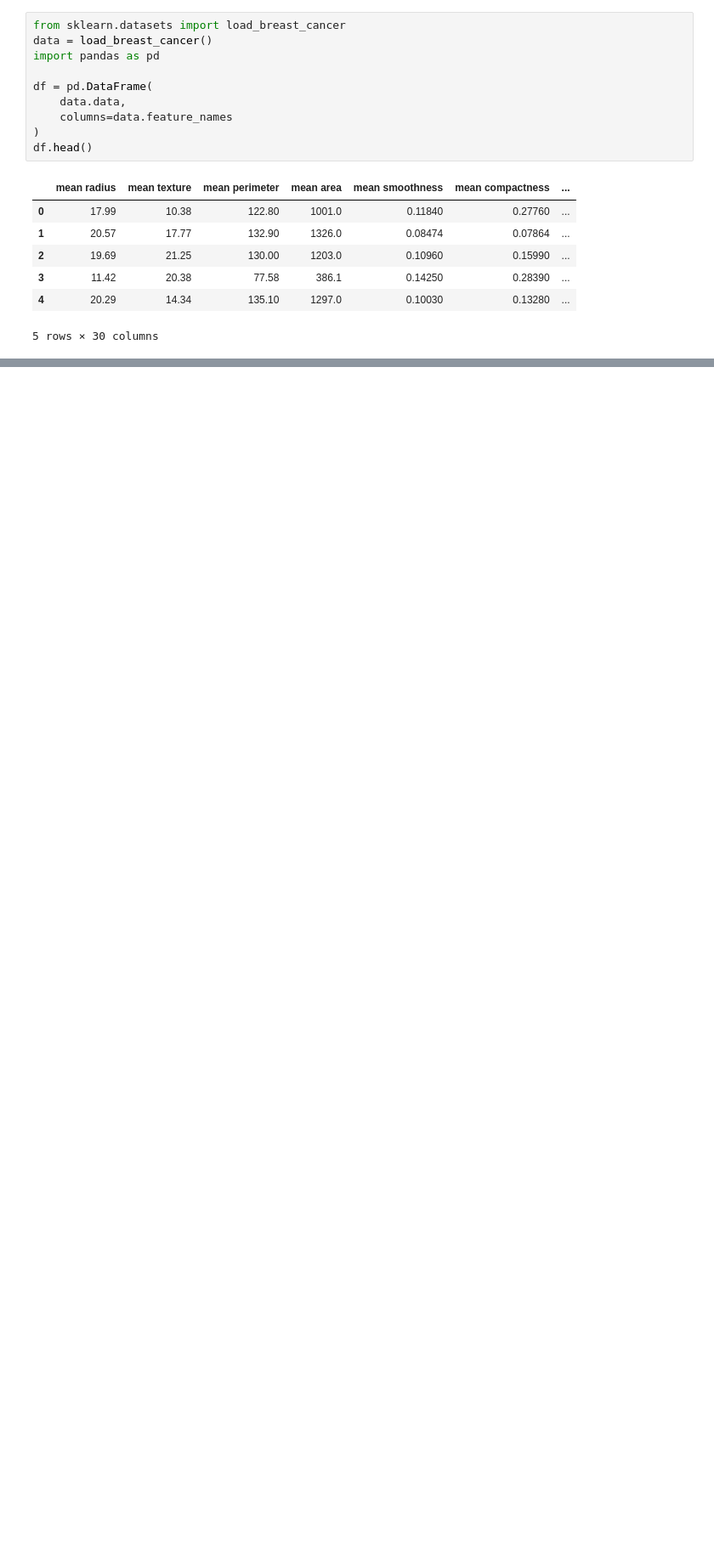
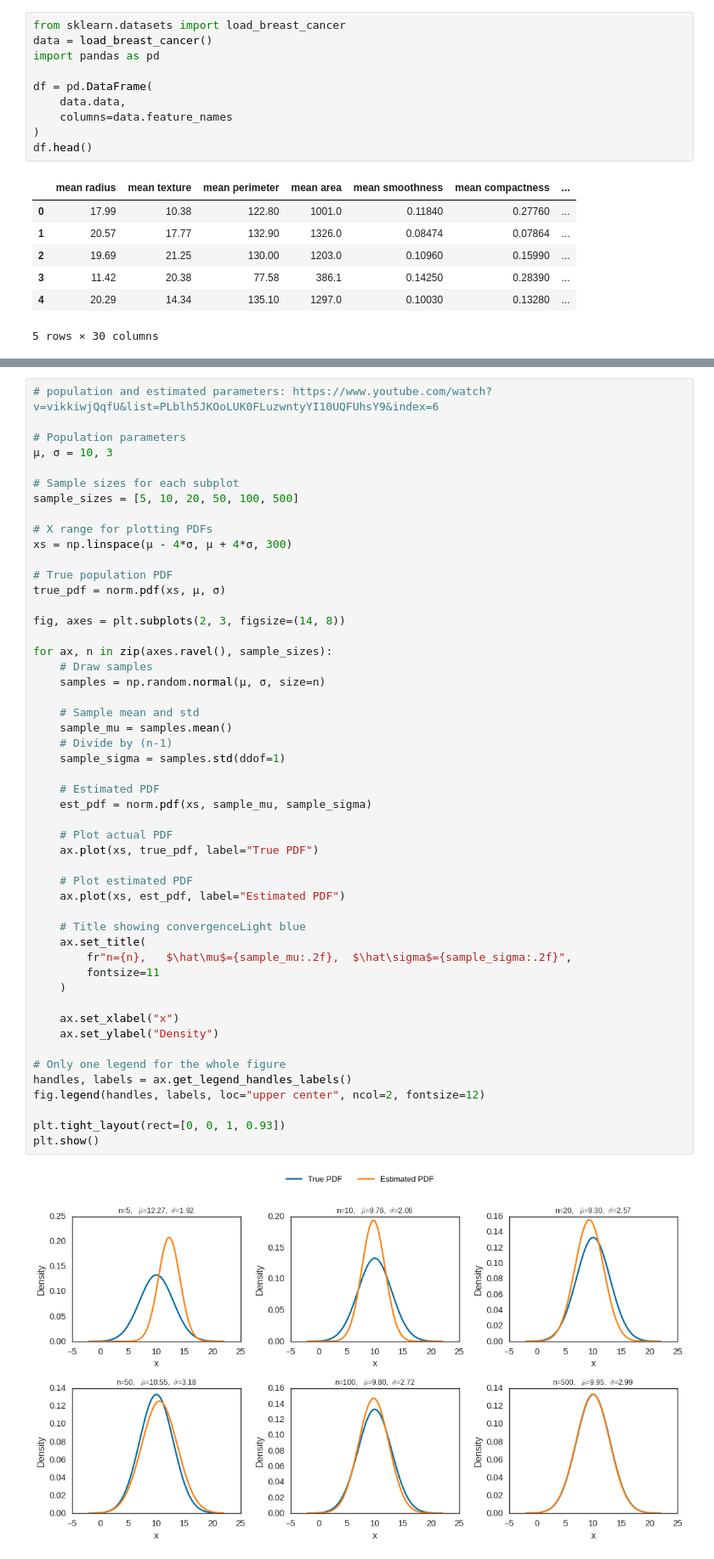
Before and after one commit to mtanviruzzaman/statquest-statistics, a Jupyter notebook: statistics.ipynb, the cells around one changed output, grey strips where cells are left out. Shown at 85% size. Cells and saved outputs as stored; diff of their text form; blank space fills up the shorter version.

```diff
--- a/statistics.ipynb
+++ b/statistics.ipynb
@@ -51,0 +60,52 @@ plt.show()
+# %%
+# population and estimated parameters: https://www.youtube.com/watch?v=vikkiwjQqfU&list=PLblh5JKOoLUK0FLuzwntyYI10UQFUhsY9&index=6
+
+# Population parameters
+μ, σ = 10, 3
+
+# Sample sizes for each subplot
+sample_sizes = [5, 10, 20, 50, 100, 500]
+
+# X range for plotting PDFs
+xs = np.linspace(μ - 4*σ, μ + 4*σ, 300)
+
+# True population PDF
+true_pdf = norm.pdf(xs, μ, σ)
+
+fig, axes = plt.subplots(2, 3, figsize=(14, 8))
+
+for ax, n in zip(axes.ravel(), sample_sizes):
+    # Draw samples
+    samples = np.random.normal(μ, σ, size=n)
+
+    # Sample mean and std
+    sample_mu = samples.mean()
+    # Divide by (n-1)
+    sample_sigma = samples.std(ddof=1)
+
+    # Estimated PDF
+    est_pdf = norm.pdf(xs, sample_mu, sample_sigma)
+
+    # Plot actual PDF
+    ax.plot(xs, true_pdf, label="True PDF")
+
+    # Plot estimated PDF
+    ax.plot(xs, est_pdf, label="Estimated PDF")
+
+    # Title showing convergenceLight blue
+    ax.set_title(
+        fr"n={n},   $\hat\mu$={sample_mu:.2f},  $\hat\sigma$={sample_sigma:.2f}",
+        fontsize=11
+    )
+
+    ax.set_xlabel("x")
+    ax.set_ylabel("Density")
+
+# Only one legend for the whole figure
+handles, labels = ax.get_legend_handles_labels()
+fig.legend(handles, labels, loc="upper center", ncol=2, fontsize=12)
+
+plt.tight_layout(rect=[0, 0, 1, 0.93])
+plt.show()
+# %% [output]
+[figure, added]
```
Also changed, not shown: parts of 6 cells of this notebook.
